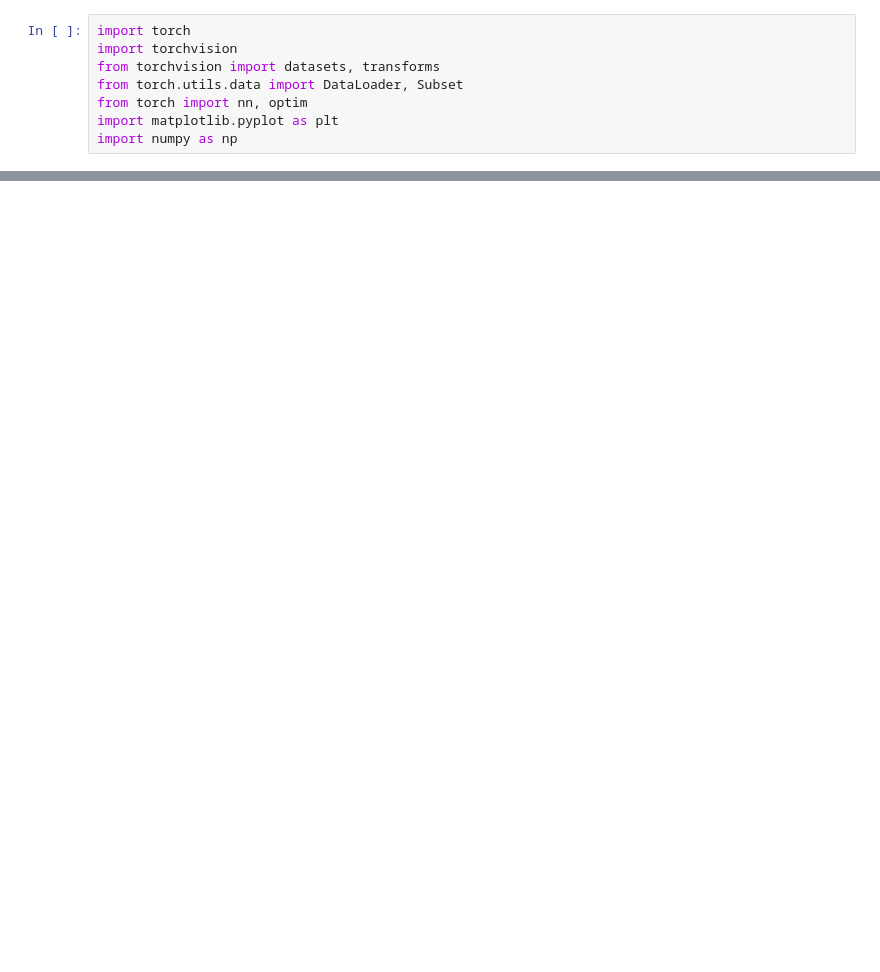
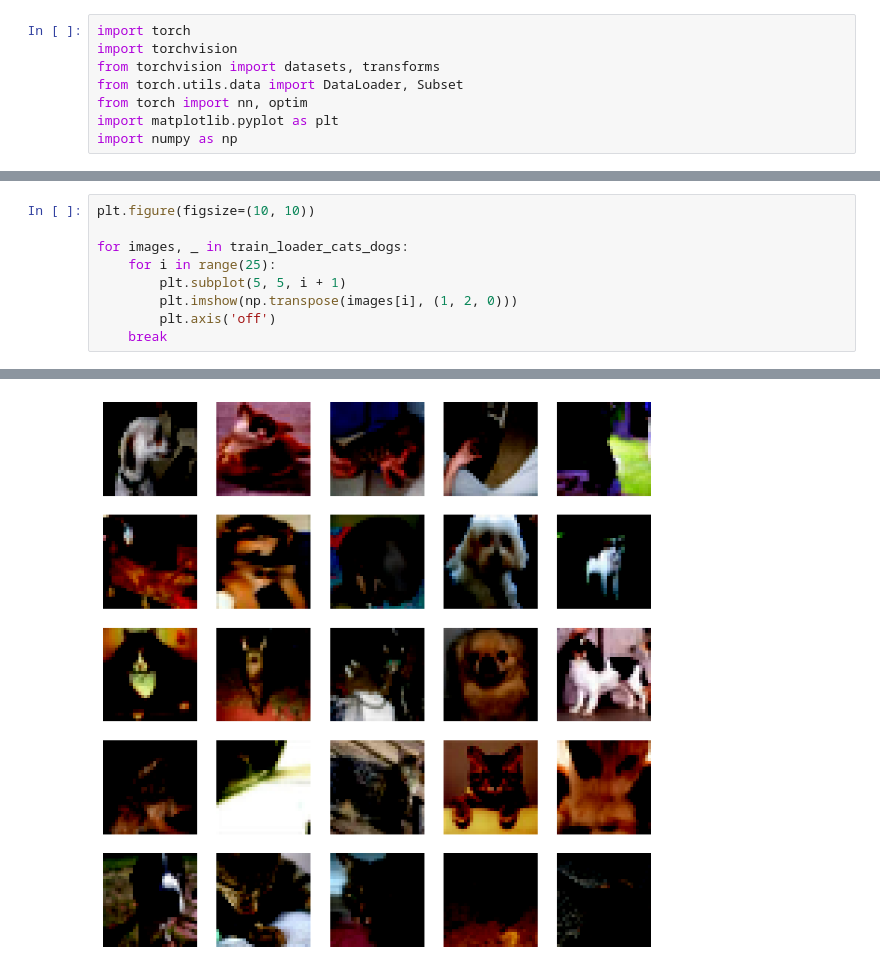
Before and after one commit to DevNerds2020/Self-Supervised-Learning---Denoising-Autoencoder-, a Jupyter notebook: Denoising_Auto_Encoder.ipynb, the cells around one changed output, grey strips where cells are left out. Saved outputs shown, nothing was run; the diff lists cells and outputs as text; blank space fills up the shorter version.

```diff
--- a/Denoising_Auto_Encoder.ipynb
+++ b/Denoising_Auto_Encoder.ipynb
@@ -31,0 +36,10 @@ train_loader_other = DataLoader(other_classes_train, batch_size=batch_size, shuf
+# %%
+plt.figure(figsize=(10, 10))
+
+for images, _ in train_loader_cats_dogs:
+    for i in range(25):
+        plt.subplot(5, 5, i + 1)
+        plt.imshow(np.transpose(images[i], (1, 2, 0)))
+        plt.axis('off')
+    break
+# %% [output]
@@ -32,3 +63,4 @@ train_loader_other = DataLoader(other_classes_train, batch_size=batch_size, shuf
+[figure, added]
 # %%
 class BasicCNN(nn.Module):
     def __init__(self):
```
Also changed, not shown: parts of 8 cells of this notebook, 1 other file.
